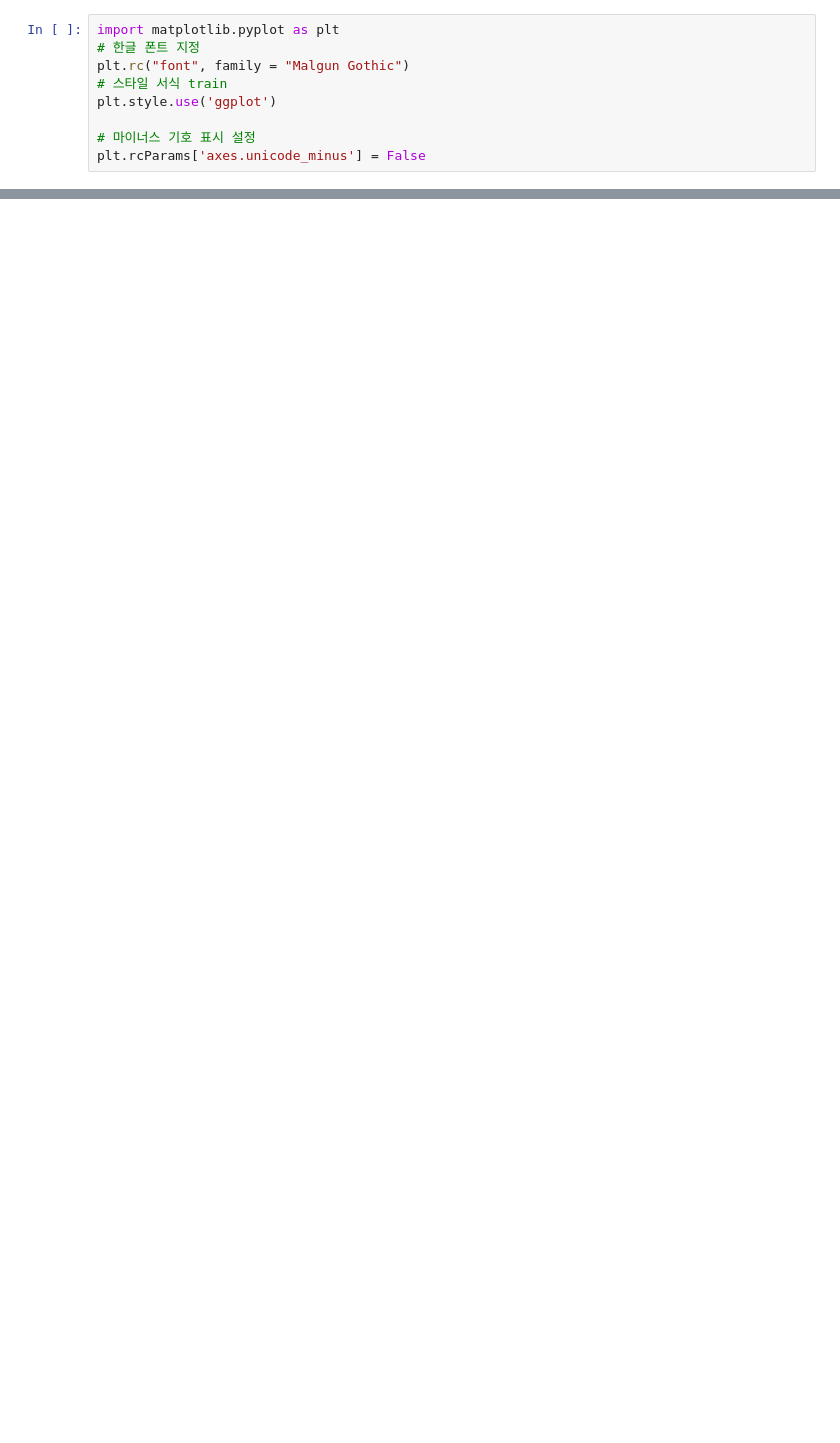
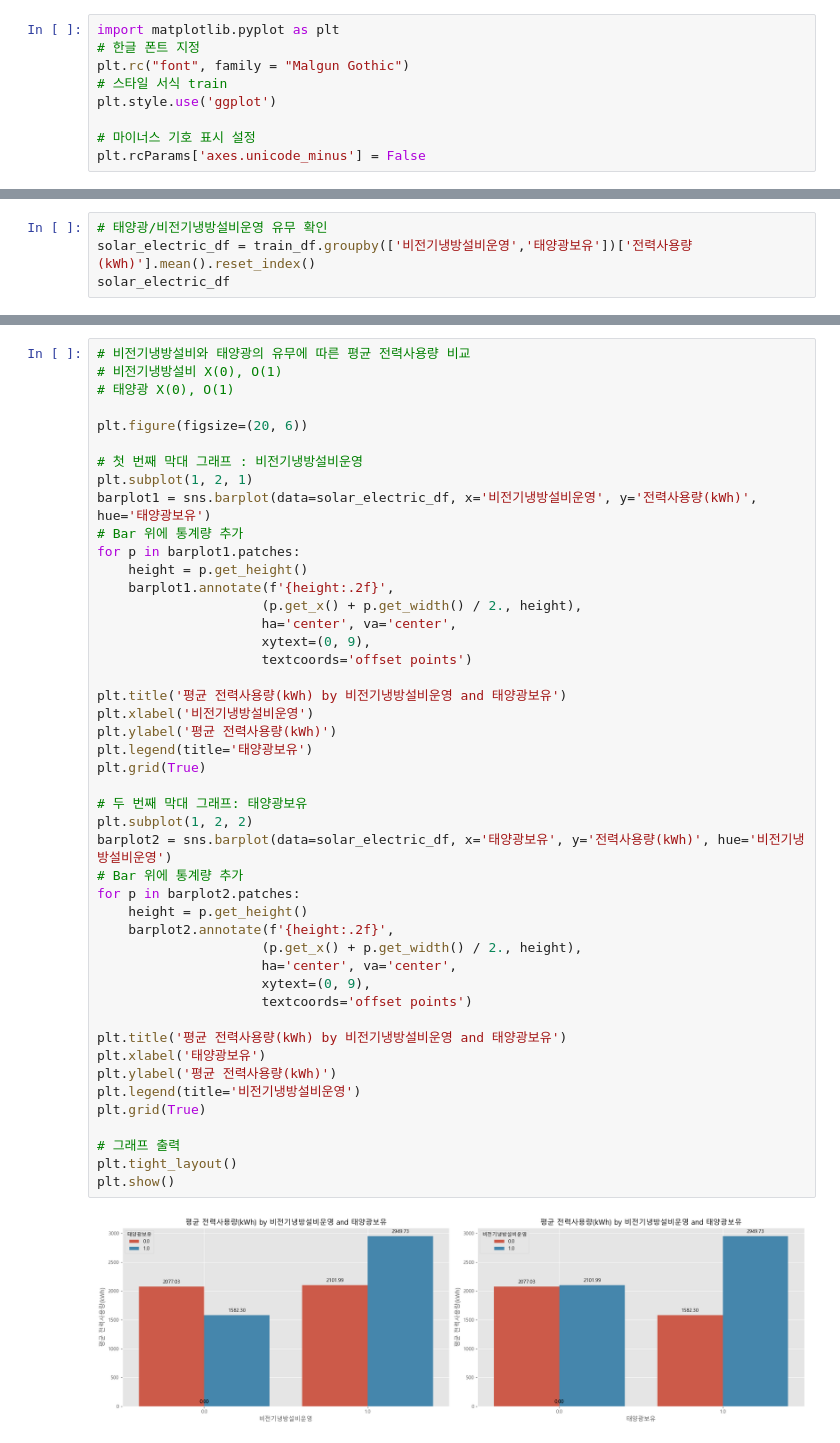
Before and after one commit to jiwon9898/GIT_PROJECT_TEST, a Jupyter notebook: 코드북_제출용/2주차_전력데이터_코드북.ipynb, the cells around one changed output, grey strips where cells are left out. Cells and saved outputs as stored; diff of their text form; blank space fills up the shorter version.

```diff
--- a/코드북_제출용/2주차_전력데이터_코드북.ipynb
+++ b/코드북_제출용/2주차_전력데이터_코드북.ipynb
@@ -60,0 +184,4 @@ ModuleNotFoundError: No module named 'statsmodels'
+# %%
+# 태양광/비전기냉방설비운영 유무 확인
+solar_electric_df = train_df.groupby(['비전기냉방설비운영','태양광보유'])['전력사용량(kWh)'].mean().reset_index()
+solar_electric_df
@@ -60,0 +194,48 @@ ModuleNotFoundError: No module named 'statsmodels'
+# %%
+# 비전기냉방설비와 태양광의 유무에 따른 평균 전력사용량 비교
+# 비전기냉방설비 X(0), O(1)
+# 태양광 X(0), O(1)
+
+plt.figure(figsize=(20, 6))
+
+# 첫 번째 막대 그래프 : 비전기냉방설비운영
+plt.subplot(1, 2, 1)
+barplot1 = sns.barplot(data=solar_electric_df, x='비전기냉방설비운영', y='전력사용량(kWh)', hue='태양광보유')
+# Bar 위에 통계량 추가
+for p in barplot1.patches:
+    height = p.get_height()
+    barplot1.annotate(f'{height:.2f}',
+                     (p.get_x() + p.get_width() / 2., height),
+                     ha='center', va='center',
+                     xytext=(0, 9),
+                     textcoords='offset points')
+
+plt.title('평균 전력사용량(kWh) by 비전기냉방설비운영 and 태양광보유')
+plt.xlabel('비전기냉방설비운영')
+plt.ylabel('평균 전력사용량(kWh)')
+plt.legend(title='태양광보유')
+plt.grid(True)
+
+# 두 번째 막대 그래프: 태양광보유
+plt.subplot(1, 2, 2)
+barplot2 = sns.barplot(data=solar_electric_df, x='태양광보유', y='전력사용량(kWh)', hue='비전기냉방설비운영')
+# Bar 위에 통계량 추가
+for p in barplot2.patches:
+    height = p.get_height()
+    barplot2.annotate(f'{height:.2f}',
+                     (p.get_x() + p.get_width() / 2., height),
+                     ha='center', va='center',
+                     xytext=(0, 9),
+                     textcoords='offset points')
+
+plt.title('평균 전력사용량(kWh) by 비전기냉방설비운영 and 태양광보유')
+plt.xlabel('태양광보유')
+plt.ylabel('평균 전력사용량(kWh)')
+plt.legend(title='비전기냉방설비운영')
+plt.grid(True)
+
+# 그래프 출력
+plt.tight_layout()
+plt.show()
+# %% [output]
+[figure, added]
```
Also changed, not shown: parts of 32 cells of this notebook.
